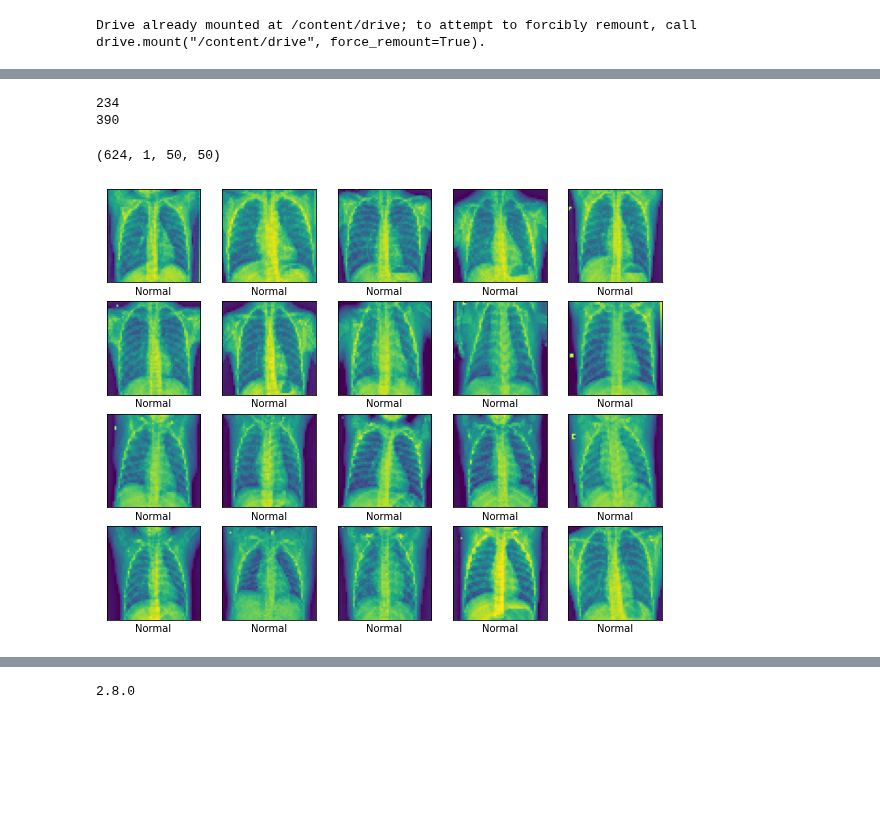
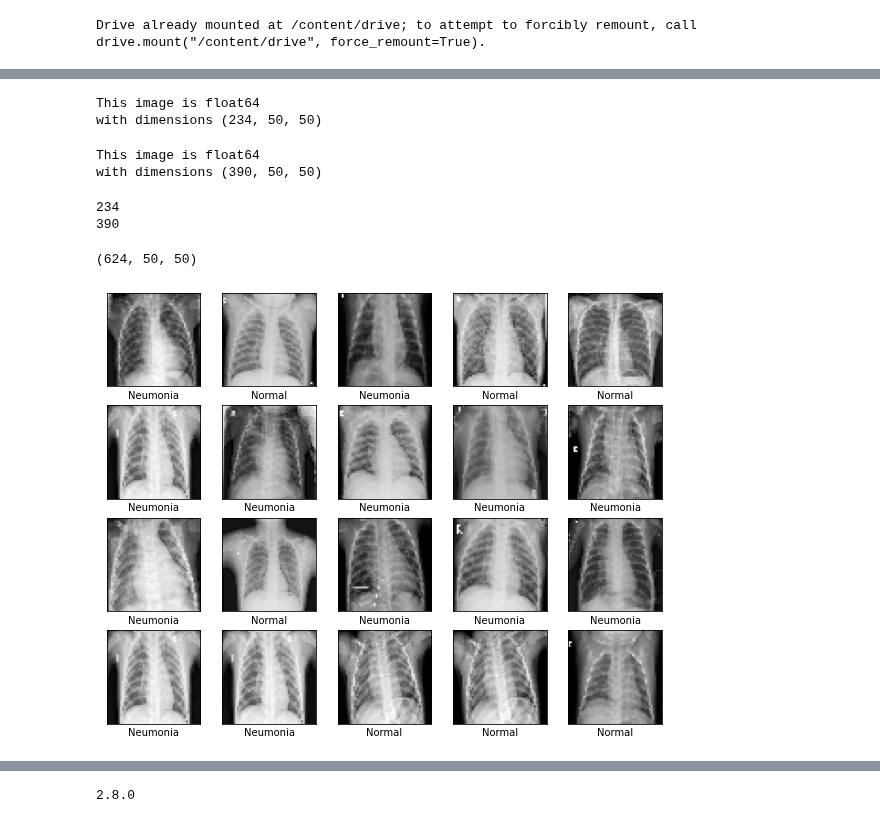
Before and after one commit to RonnyGuevara/COLAB, a Jupyter notebook: TP_FINAL/TP_FINAL_PDI.ipynb, the cells around one changed output, grey strips where cells are left out. Saved outputs shown, nothing was run; the diff lists cells and outputs as text; code cells hidden in the pictures; blank space fills up the shorter version.

```diff
--- a/TP_FINAL/TP_FINAL_PDI.ipynb
+++ b/TP_FINAL/TP_FINAL_PDI.ipynb
@@ -47,8 +73,11 @@ ruta_entre2 = "/content/drive/MyDrive/Colab Notebooks/chest_xray/test/PNEUMONIA"
 # %%
-normal = []
-img_size = 50
-for img in os.listdir(ruta_entre):
-  img = cv2.imread(os.path.join(ruta_entre, img))
-  img_gray = cv2.cvtColor(img, cv2.COLOR_BGR2GRAY)
-  img_gray_resize = cv2.resize(img_gray,(img_size,img_size))
-  normal.append([img_gray_resize])
+def image_processing(image):
+  tupla = []
+  img_size = 50
+  for img in os.listdir(image):
+    img = cv2.imread(os.path.join(image, img))
+    img_gray = cv2.cvtColor(img, cv2.COLOR_BGR2GRAY)
+    img_norm=img_gray.astype(np.float64)/255
+    img_gray_resize = cv2.resize(img_norm,(img_size,img_size))
+    tupla.append([img_gray_resize])
+  return(tupla)
@@ -75,3 +106,17 @@ print(neumonia.shape)
+# %%
+#Lectura de las imagenes de rayos X sin neumonia
+normal = image_processing(normal_training_route)
+image_info(normal)
+# %% [output]
+This image is float64
+with dimensions (234, 50, 50)
+# %%
+#Lectura de las imagenes de rayos X con neumonia
+neumonia = image_processing(pneumonia_training_route)
+image_info(neumonia)
+# %% [output]
+This image is float64
+with dimensions (390, 50, 50)
 # %%
 etiquetas_normal = np.repeat(0, 234)
 print(len(etiquetas_normal))
@@ -84,22 +128,23 @@ print(len(etiquetas_neumonia))
 # %%
 class_names = ['Normal', 'Neumonia']
 # %%
-rayos_x = np.concatenate([normal,neumonia])
+rayos_x = np.squeeze(np.concatenate([normal,neumonia]))
 rayos_x = np.array(rayos_x)
 print(rayos_x.shape)
 labels = np.concatenate([etiquetas_normal,etiquetas_neumonia])
 labels = np.array(labels)
 # %% [output]
-(624, 1, 50, 50)
+(624, 50, 50)
 # %%
 plt.figure(figsize=(10,10))
 for i in range (20):
+  j = random.randrange(5, 600, 10)
   plt.subplot(5,5,i+1)
   plt.xticks([])
   plt.yticks([])
   plt.grid(False)
-  plt.imshow(np.squeeze(rayos_x[i]))
-  plt.xlabel(class_names[labels[i]])
+  plt.imshow(np.squeeze(rayos_x[j]), cmap = 'gray')
+  plt.xlabel(class_names[labels[j]])
 plt.show()
 # %% [output]
-[figure, old version]
+[figure, new version]
```
Also changed, not shown: parts of 34 cells of this notebook.
